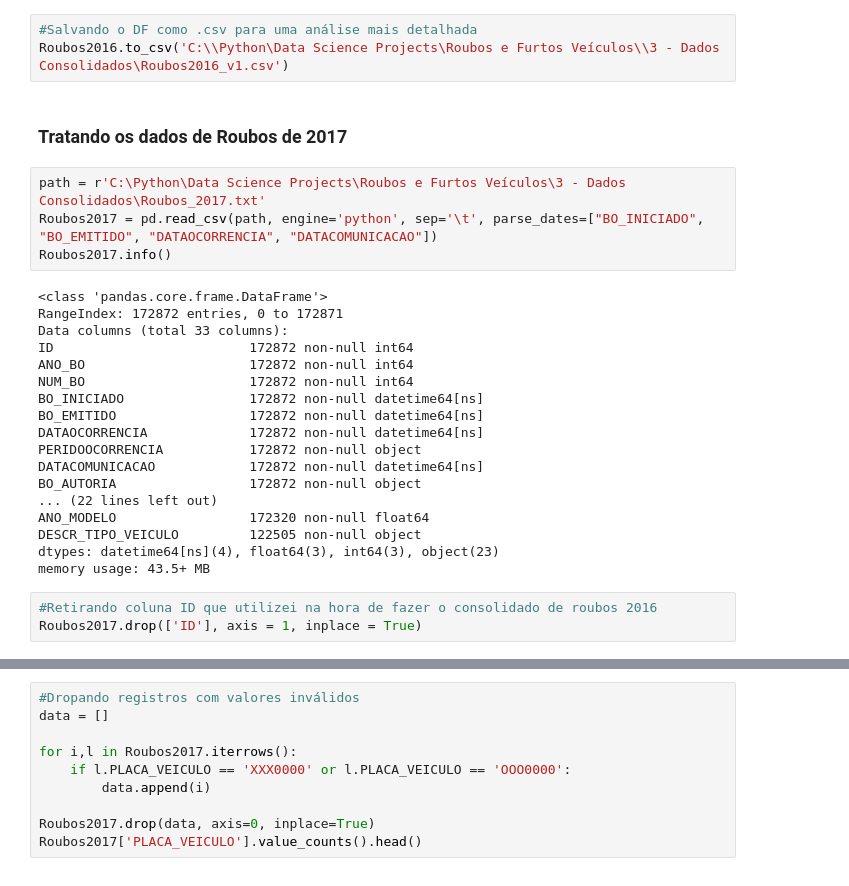
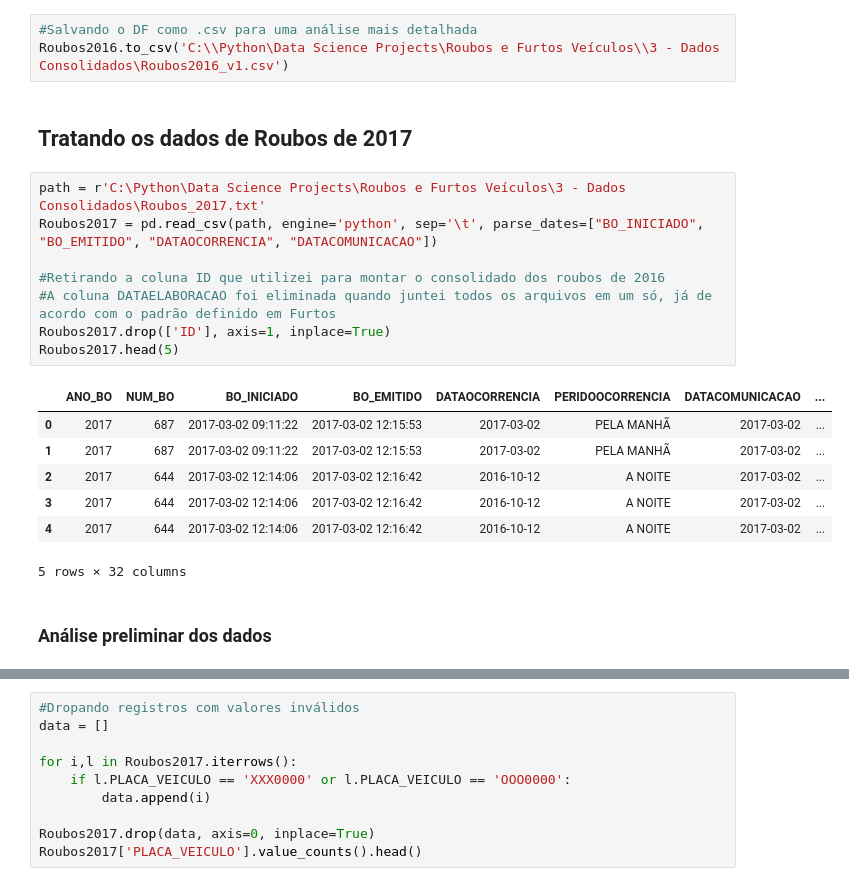
Before and after one commit to ramonrcn/Roubos-e-Furtos-2016-17, a Jupyter notebook: Roubos 2016-2017.ipynb, the cells around one changed output, grey strips where cells are left out. Drawn from its saved outputs; the diff is of its cells as text.

```diff
--- a/Roubos 2016-2017.ipynb
+++ b/Roubos 2016-2017.ipynb
@@ -365,30 +312,23 @@ memory usage: 19.7+ MB
 #Salvando o DF como .csv para uma análise mais detalhada
 Roubos2016.to_csv('C:\\Python\Data Science Projects\Roubos e Furtos Veículos\\3 - Dados Consolidados\Roubos2016_v1.csv')
 # %% [markdown]
-### Tratando os dados de Roubos de 2017
+## Tratando os dados de Roubos de 2017
 # %%
 path = r'C:\Python\Data Science Projects\Roubos e Furtos Veículos\3 - Dados Consolidados\Roubos_2017.txt'
 Roubos2017 = pd.read_csv(path, engine='python', sep='\t', parse_dates=["BO_INICIADO", "BO_EMITIDO", "DATAOCORRENCIA", "DATACOMUNICACAO"])
-Roubos2017.info()
+
+#Retirando a coluna ID que utilizei para montar o consolidado dos roubos de 2016
+#A coluna DATAELABORACAO foi eliminada quando juntei todos os arquivos em um só, já de acordo com o padrão definido em Furtos
+Roubos2017.drop(['ID'], axis=1, inplace=True)
+Roubos2017.head(5)
 # %% [output]
+|  | ANO_BO | NUM_BO | BO_INICIADO | BO_EMITIDO | DATAOCORRENCIA | PERIDOOCORRENCIA | DATACOMUNICACAO | ... |
+| 0 | 2017 | 687 | 2017-03-02 09:11:22 | 2017-03-02 12:15:53 | 2017-03-02 | PELA MANHÃ | 2017-03-02 | ... |
+| 1 | 2017 | 687 | 2017-03-02 09:11:22 | 2017-03-02 12:15:53 | 2017-03-02 | PELA MANHÃ | 2017-03-02 | ... |
+| 2 | 2017 | 644 | 2017-03-02 12:14:06 | 2017-03-02 12:16:42 | 2016-10-12 | A NOITE | 2017-03-02 | ... |
+| 3 | 2017 | 644 | 2017-03-02 12:14:06 | 2017-03-02 12:16:42 | 2016-10-12 | A NOITE | 2017-03-02 | ... |
+| 4 | 2017 | 644 | 2017-03-02 12:14:06 | 2017-03-02 12:16:42 | 2016-10-12 | A NOITE | 2017-03-02 | ... |
-<class 'pandas.core.frame.DataFrame'>
-RangeIndex: 172872 entries, 0 to 172871
-Data columns (total 33 columns):
-ID                         172872 non-null int64
-ANO_BO                     172872 non-null int64
-NUM_BO                     172872 non-null int64
-BO_INICIADO                172872 non-null datetime64[ns]
-BO_EMITIDO                 172872 non-null datetime64[ns]
-DATAOCORRENCIA             172872 non-null datetime64[ns]
-PERIDOOCORRENCIA           172872 non-null object
-DATACOMUNICACAO            172872 non-null datetime64[ns]
-BO_AUTORIA                 172872 non-null object
-... (22 lines left out)
-ANO_MODELO                 172320 non-null float64
-DESCR_TIPO_VEICULO         122505 non-null object
-dtypes: datetime64[ns](4), float64(3), int64(3), object(23)
-memory usage: 43.5+ MB
+5 rows × 32 columns
-# %%
-#Retirando coluna ID que utilizei na hora de fazer o consolidado de roubos 2016
-Roubos2017.drop(['ID'], axis = 1, inplace = True)
+# %% [markdown]
+### Análise preliminar dos dados
 # %%
```
Also changed, not shown: parts of 46 cells of this notebook.
